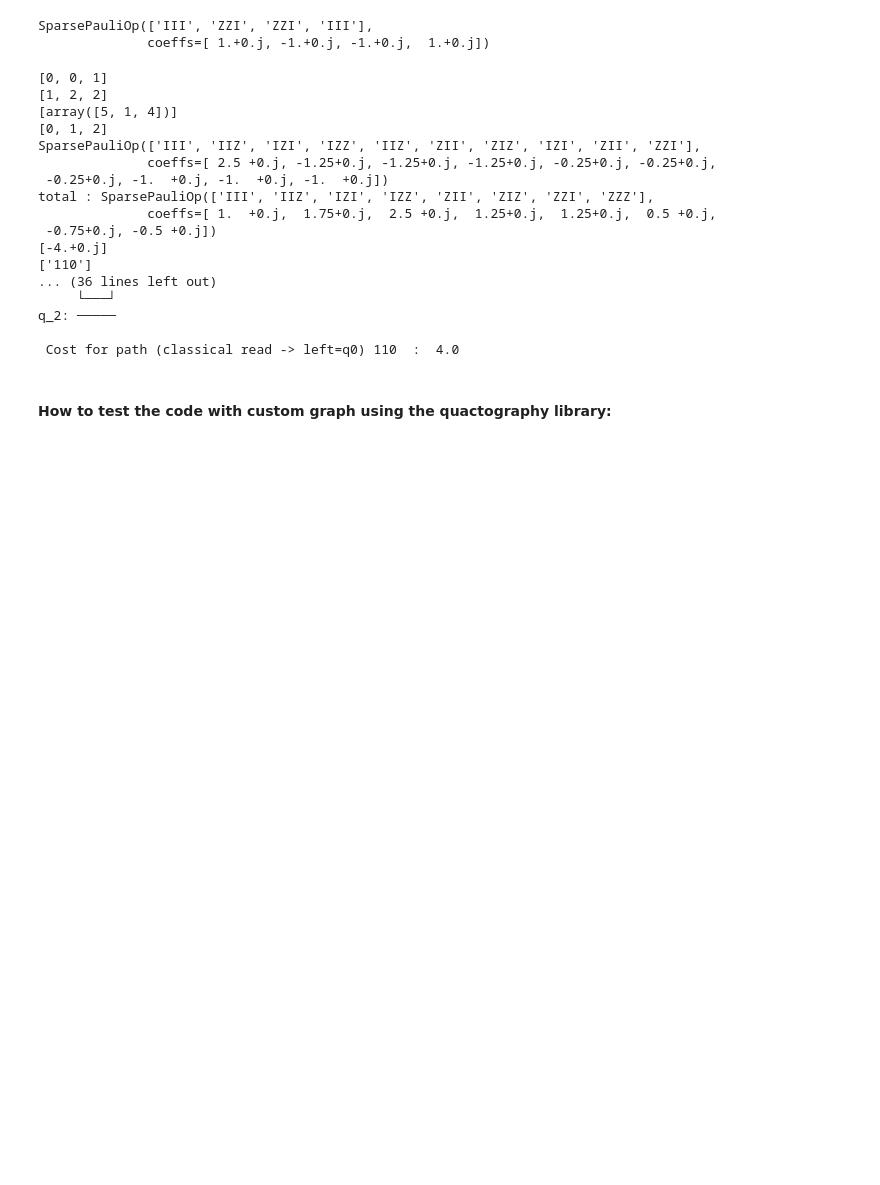
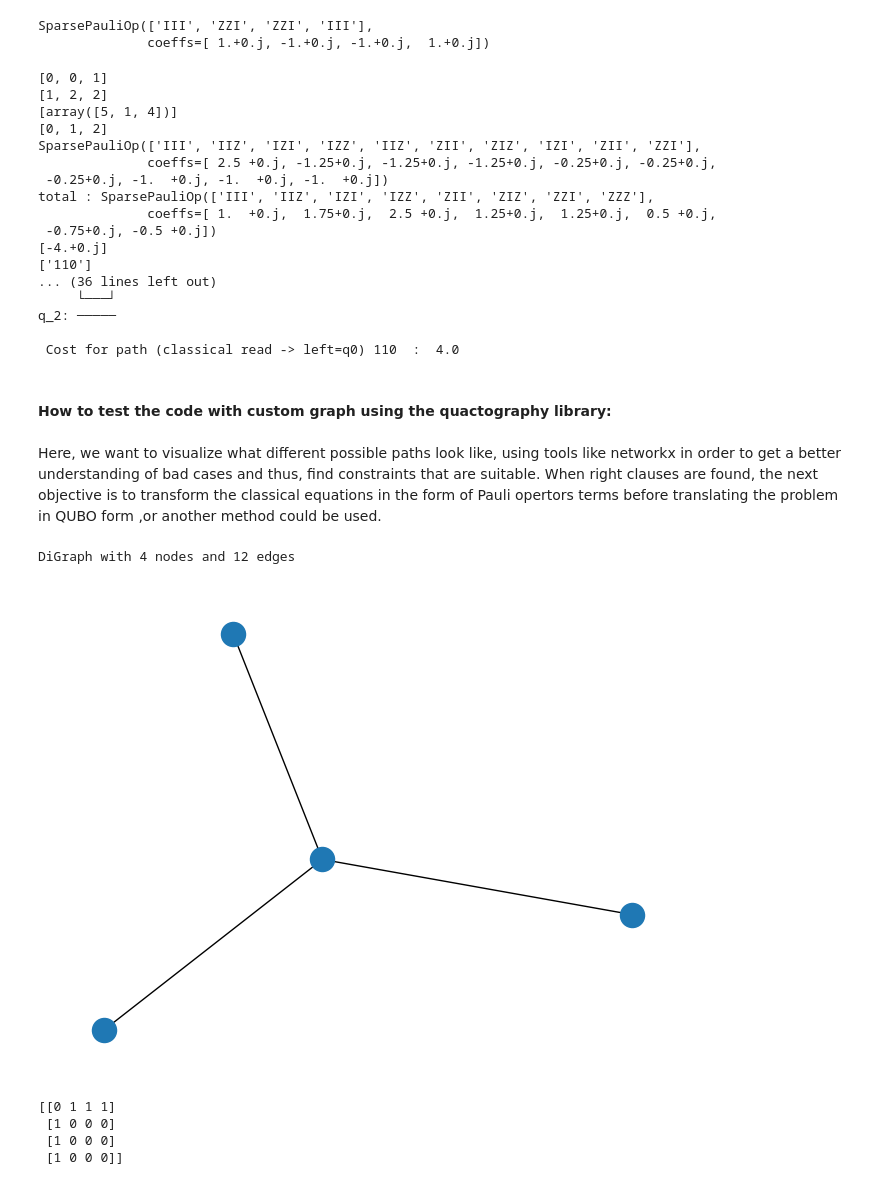
Before and after one commit to scilus/quactography, a Jupyter notebook: scripts/demo_hamiltonian_const.ipynb, the cells around one changed output. Drawn from its saved outputs; the diff is of its cells as text; code cells hidden in the pictures; blank space fills up the shorter version.

Commit message:
testing Networkx

```diff
--- a/scripts/demo_hamiltonian_const.ipynb
+++ b/scripts/demo_hamiltonian_const.ipynb
@@ -390,3 +390,71 @@ q_2: ─────
 
 # # This is the given format you should use to save the graph, for mat:
 # save_graph(mat,np.array([0,1,2,3]),np.array([4,4]),"rand_graph.npz")
+# %% [markdown]
+Here, we want to visualize what different possible paths look like, using tools like networkx in order to get a better understanding of bad cases and thus, find constraints that are suitable. When right clauses are found, the next objective is to transform the classical equations in the form of Pauli opertors terms before translating the problem in QUBO form ,or another method could be used.
+# %%
+# Paths visualisation tool with networkx for nodes:
+# Before implementing the desired test, let's review the basics of Networkx:
+
+# First import library:
+import networkx as nx
+import matplotlib.pyplot as plt
+
+# Create a graph instance, with Graph method:
+G = nx.Graph()
+
+# Add nodes to the graph (could be the column names of ajacency matrix):
+# Here, it is possible to add a node composed of nodes (nbunch), see documentation if desired.
+# The nbunch advantage is to have a graph representation of an object that is different than simple nodes
+# but can be functions, files etc.
+# G.add_nodes_from([0,1,2,3])
+G.add_node(1, role = 's')
+G.add_node(0, role='i')
+G.add_node(2, role='i')
+G.add_node(3, role='i')
+G.add_node(1, role = 'f')
+
+# print(G.nodes(data=True))
+
+# If we want to add all possible ways to get a path from start node to finish node,
+# We must make a function to test them out:
+
+# TODO : function to trace all possible routes.
+
+# Add all edges:
+G.add_edges_from([(0,1), (0,2), (0,3), (1,2), (1,3), (2,3) ])
+
+# It is also possible to trace a directed graph :
+
+dG = nx.DiGraph(G)
+print(dG)
+
+# Coloring edges for example edge(0,1):
+G[0][1]['color'] = 'blue'
+
+# Using a stochastic graph generator, e.g.
+#  >>> er=nx.erdos_renyi_graph(100,0.15)
+#  >>> ws=nx.watts_strogatz_graph(30,3,0.1)
+#  >>> ba=nx.barabasi_albert_graph(100,5)
+#  >>> red=nx.random_lobster(100,0.9,0.9)
+
+#  Reading a graph stored in a file using common graph formats, such as edge lists, adjacency lists, GML,
+#  GraphML, pickle, LEDA and others.
+#  >>> nx.write_gml(red,"path.to.file")
+#  >>> mygraph=nx.read_gml("path.to.file")
+
+# Useful for datas resembling:
+G= nx.watts_strogatz_graph(30, 3, 0.1)
+
+# Useful for degree test:
+G = nx.random_lobster(5, 0.5, 0.3)
+nx.draw(G)
+plt.show()
+print(nx.adjacency_matrix(G).todense())
+# %% [output]
+DiGraph with 4 nodes and 12 edges
+[figure, added]
+[[0 1 1 1]
+ [1 0 0 0]
+ [1 0 0 0]
+ [1 0 0 0]]
```
